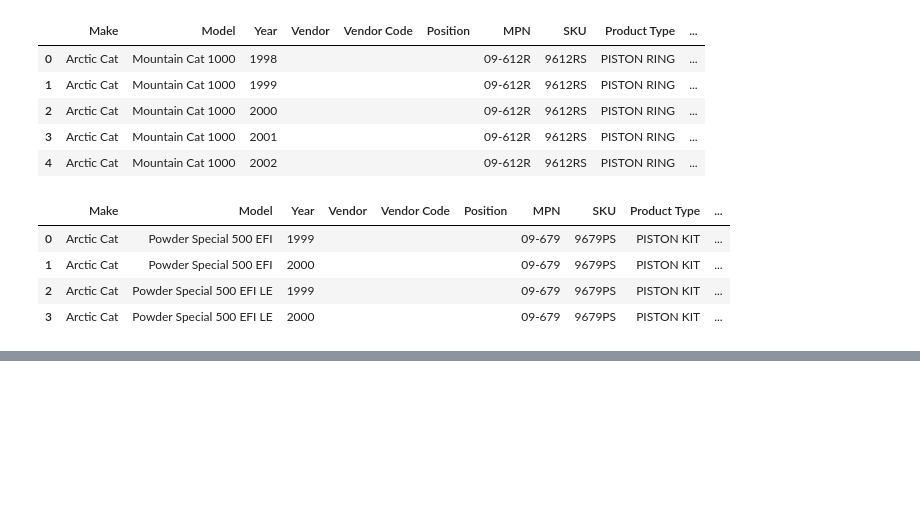
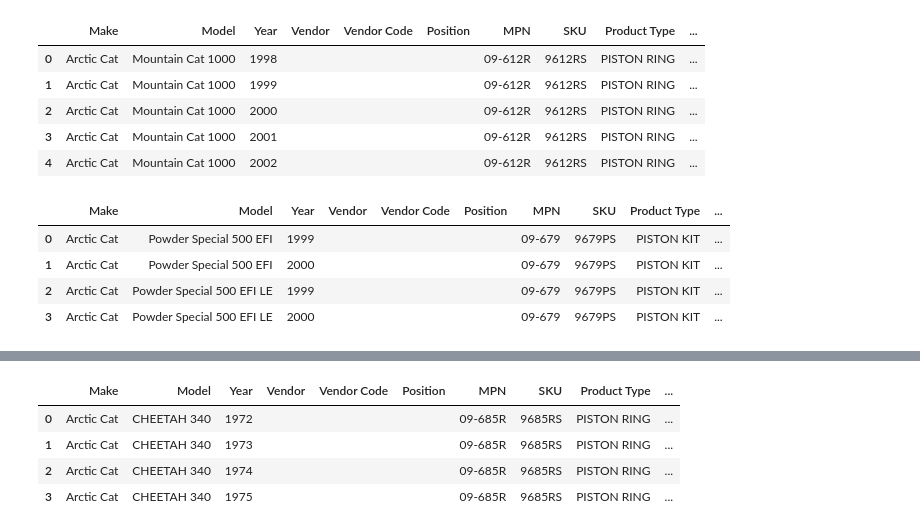
Before and after one commit to jeespenorio/JupyterWorkflow_AutodistTemplate, a Jupyter notebook: Revised Template V1.2.ipynb, the cells around one changed output, grey strips where cells are left out. Drawn from its saved outputs; the diff is of its cells as text; code cells hidden in the pictures; blank space fills up the shorter version.

```diff
--- a/Revised Template V1.2.ipynb
+++ b/Revised Template V1.2.ipynb
@@ -3771,0 +4258,83 @@ final_df
+# %%
+import pandas as pd  # Ensuring that pandas is imported
+
+# Define a function to create autodistribution templates for each model
+def create_autodist_template(make, model, year, vendor, vendorcode, position, mpn, sku, pro_type, vendornotes):
+    return Autodist_temp(
+        make=make,
+        model=model,
+        year=year,
+        vendor=vendor,
+        vendorcode=vendorcode,
+        position=position,
+        mpn=mpn,
+        sku=sku,
+        pro_type=pro_type,
+        vendornotes=vendornotes
+    )
+
+# List of specific models with their notes and years
+model_info = [
+    #D
+    {'make': 'Arctic Cat', 'models': [  'CHEETAH 340'
+
+
+
+
+
+
+                                     ], 'notes': 'SIZE: 60.00MM;  OEM: 3000-218 ', 'years': list(range(1972, 1976))},
+   ]
+
+    #####By Single Models
+    #{'make': 'Yamaha', 'models': ['SRX440'], 'notes': 'SIZE: 68.50MM; ', 'years': list(range(1978, 1981))},
+    #By Multiple Models
+    #{'make': 'Yamaha', 'models': ['EX570 Exciter',
+    #                                'EX570 Exciter II',
+     #                               'EX570E Exciter Deluxe',
+      #                              'EX570E Exciter II LE',
+       #                             'EX570E Exciter LE',
+
+        #                          ], 'notes': 'SIZE: 73.00MM; REF: 2335; OEM: 82M-11631-09-92', 'years': list(range(1987, 1991))},
+
+
+# Create a list to store generated DataFrames
+dfs = []
+
+# Loop through each model and generate autodistribution data
+for info in model_info:
+    for model in info['models']:
+        # Create an instance of Autodist_temp for the current model
+        autodist_template = create_autodist_template(
+            make=info['make'],
+            model=model,
+            year=None,  # 'year' is not used in the template directly
+            vendor='',
+            vendorcode='',
+            position='',
+            mpn='09-685R',
+            sku='9685RS',
+            pro_type='PISTON RING',
+            vendornotes=info['notes']
+        )
+
+        # Create an instance of AutodistGenerator using the template, models, and years
+        generator = AutodistGenerator(autodist_template, [model], info['years'])
+
+        # Generate autodistribution data
+        df = generator.generate_autodist()
+
+        # Append the DataFrame to the list
+        dfs.append(df)
+
+# Concatenate all DataFrames into one
+final_df = pd.concat(dfs, ignore_index=True)
+
+# Print or display the generated DataFrame
+final_df
+# %% [output]
+|  | Make | Model | Year | Vendor | Vendor Code | Position | MPN | SKU | Product Type | ... |
+| 0 | Arctic Cat | CHEETAH 340 | 1972 |  |  |  | 09-685R | 9685RS | PISTON RING | ... |
+| 1 | Arctic Cat | CHEETAH 340 | 1973 |  |  |  | 09-685R | 9685RS | PISTON RING | ... |
+| 2 | Arctic Cat | CHEETAH 340 | 1974 |  |  |  | 09-685R | 9685RS | PISTON RING | ... |
+| 3 | Arctic Cat | CHEETAH 340 | 1975 |  |  |  | 09-685R | 9685RS | PISTON RING | ... |
```
Also changed, not shown: parts of 34 cells of this notebook, 1 other file.
